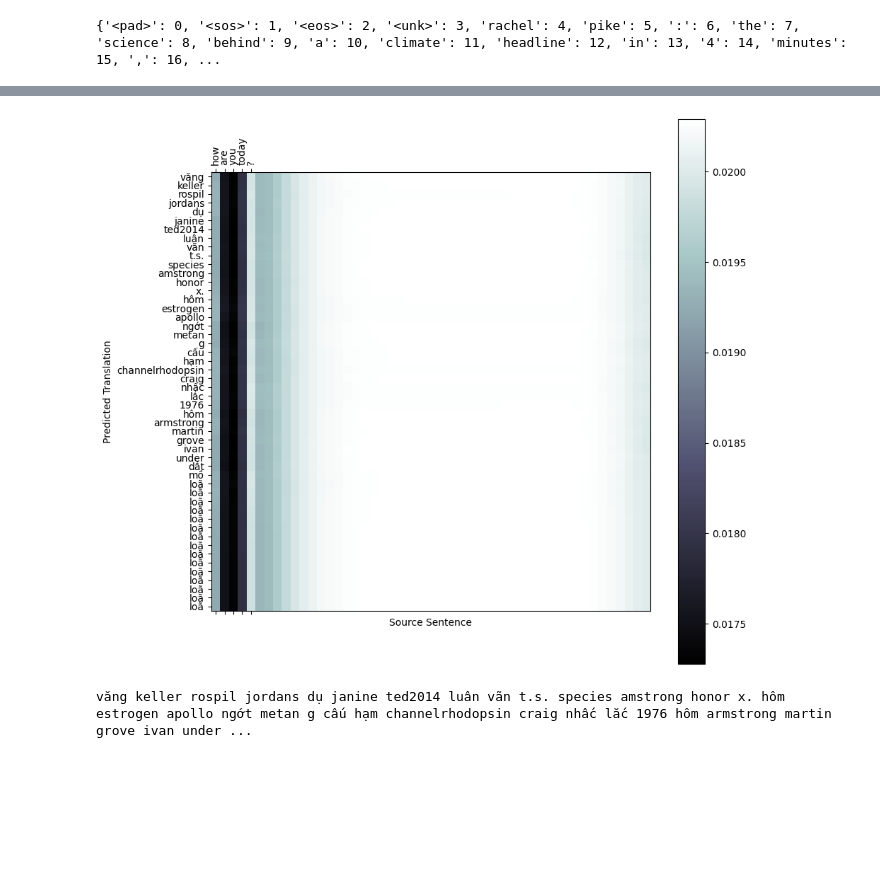
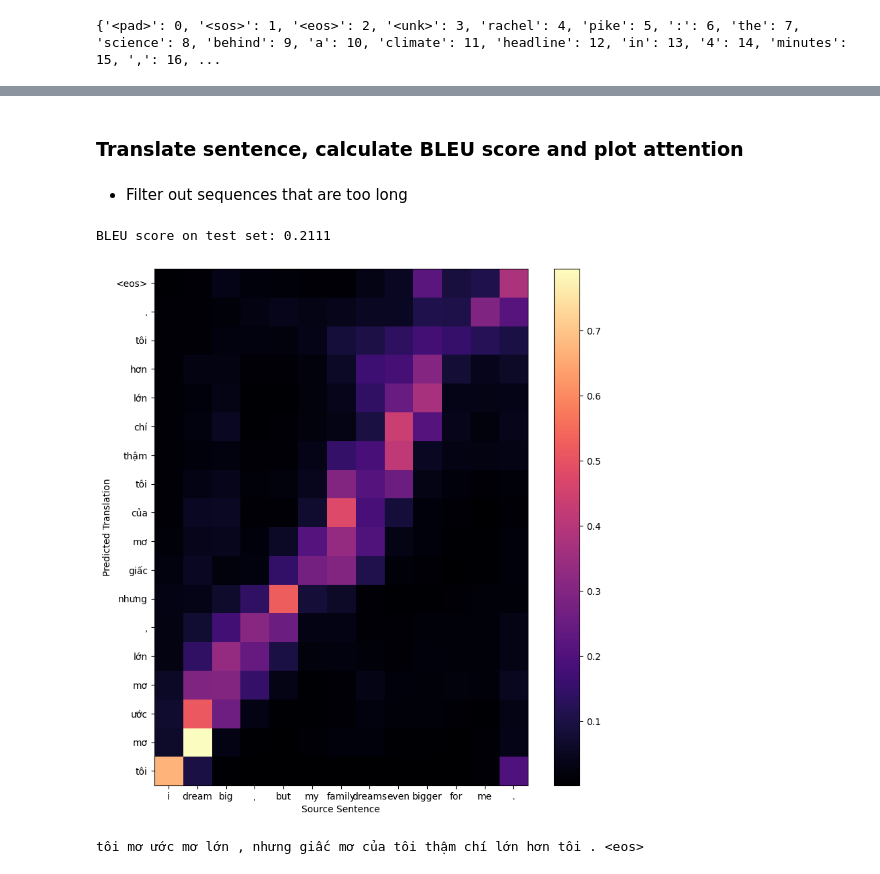
Before and after one commit to phuongwhuynh/NLP_Lab, a Jupyter notebook: Lab10/HEX1_Lab10_2252654.ipynb, the cells around one changed output, grey strips where cells are left out. Saved outputs shown, nothing was run; the diff lists cells and outputs as text; code cells hidden in the pictures; blank space fills up the shorter version.

```diff
--- a/Lab10/HEX1_Lab10_2242654.ipynb
+++ b/Lab10/HEX1_Lab10_2252654.ipynb
@@ -65,5 +69,5 @@ print(vi_vocab)
 def encode(sentence, vocab):
     return [vocab.get(w, vocab['<unk>']) for w in tokenize(sentence)]
 
-def pad_sequence(seq, max_len, pad_value=0):
-    return seq[:max_len] + [pad_value] * (max_len - len(seq))
+# def pad_sequence(seq, max_len, pad_value=0):
+#     return seq[:max_len] + [pad_value] * (max_len - len(seq))
@@ -167,15 +219,15 @@ class Seq2Seq(nn.Module):
         self.decoder = decoder
         self.device = device
 
-    def forward(self, src, tgt, teacher_forcing_ratio=0.5):
+    def forward(self, src,src_lengths, tgt, teacher_forcing_ratio=0.5):
         B, T = tgt.shape
         outputs = torch.zeros(B, T, self.decoder.output_dim).to(self.device)
-
-        encoder_outputs, hidden = self.encoder(src)
+        src_mask = (src != 0).to(self.device)
+        encoder_outputs, hidden = self.encoder(src,src_lengths)
 
         input = tgt[:, 0]
         for t in range(1, T):
-            output, hidden,_ = self.decoder(input, hidden, encoder_outputs)
+            output, hidden,_ = self.decoder(input, hidden, encoder_outputs, src_mask)
             outputs[:, t] = output
             teacher_force = random.random() < teacher_forcing_ratio
             top1 = output.argmax(1)
@@ -183,6 +235,8 @@ class Seq2Seq(nn.Module):
 
         return outputs
 # %%
+import os
+
 device = torch.device('cuda' if torch.cuda.is_available() else 'cpu')
 print(device)
 INPUT_DIM = len(en_vocab)
@@ -191,12 +245,20 @@ ENC_EMB_DIM = 256
 DEC_EMB_DIM = 256
 HID_DIM = 256
 
+DEC_HID_DIM = HID_DIM * 2
+
 enc = Encoder(INPUT_DIM, ENC_EMB_DIM, HID_DIM)
-attn = Attention(HID_DIM, HID_DIM)
-dec = Decoder(OUTPUT_DIM, DEC_EMB_DIM, HID_DIM, HID_DIM, attn)
+attn = Attention(HID_DIM, DEC_HID_DIM)
+dec = Decoder(OUTPUT_DIM, DEC_EMB_DIM, HID_DIM, DEC_HID_DIM, attn)
 
 model = Seq2Seq(enc, dec, device).to(device)
 
+if os.path.exists('best-model-HEX1.pt'):
+    model.load_state_dict(torch.load('best-model-HEX1.pt'))
+    print("Loaded the best model from checkpoint")
+else:
+    print("No checkpoint found, starting training from scratch")
+
 optimizer = optim.Adam(model.parameters())
 criterion = nn.CrossEntropyLoss(ignore_index=0)  # Ignore padding
 # %% [output]
@@ -254,16 +368,19 @@ ValueError: too many values to unpack (expected 2)
+# %% [markdown]
+### Translate sentence, calculate BLEU score and plot attention
 # %%
 def plot_attention(attention, sentence_tokens, translation_tokens):
     fig = plt.figure(figsize=(10,10))
     ax = fig.add_subplot(111)
-    cax = ax.matshow(attention, cmap='bone')
-
+    cax = ax.imshow(attention, cmap='magma')
     fig.colorbar(cax)
-
     ax.set_xticks(range(len(sentence_tokens)))
     ax.set_yticks(range(len(translation_tokens)))
 
-    ax.set_xticklabels(sentence_tokens, rotation=90)
+    ax.set_xticklabels(sentence_tokens)
     ax.set_yticklabels(translation_tokens)
+
+    ax.set_xlim(-0.5, len(sentence_tokens) - 0.5)
+    ax.set_ylim(-0.5, len(translation_tokens) - 0.5)
 
     plt.xlabel('Source Sentence')
     plt.ylabel('Predicted Translation')
@@ -302,5 +448,7 @@ def translate_sentence(model, sentence, src_vocab, tgt_vocab, max_len=50):
 
     return translation
+# %% [markdown]
+- Filter out sequences that are too long
 # %%
 from nltk.translate.bleu_score import corpus_bleu
 
@@ -309,6 +457,9 @@ def calculate_bleu(model, src_sentences, tgt_sentences, src_vocab, tgt_vocab):
     hyps = []
 
     for src, tgt in zip(src_sentences, tgt_sentences):
+        if len(tokenize(src)) >= 50 or len(tokenize(tgt)) >= 50:
+            continue
+
         prediction = translate_sentence(model, src, src_vocab, tgt_vocab)
         refs.append([tokenize(tgt)])  # Reference should be list of lists
         hyps.append(prediction)
@@ -316,12 +467,14 @@ def calculate_bleu(model, src_sentences, tgt_sentences, src_vocab, tgt_vocab):
     score = corpus_bleu(refs, hyps)
     return score
 
-bleu_score = calculate_bleu(model, val_en, val_vi, en_vocab, vi_vocab)
-print(f'BLEU score on validation set: {bleu_score:.4f}')
+bleu_score = calculate_bleu(model, test_en, test_vi, en_vocab, vi_vocab)
+print(f'BLEU score on test set: {bleu_score:.4f}')
+# %% [output]
+BLEU score on test set: 0.2111
 # %%
-test_sentence = "How are you today?"
-translation = translate_sentence(model, test_sentence, en_vocab, vi_vocab)
+test_sentence = "I dream big , but my family dreams even bigger for me . "
+translation = translate_sentence(model, test_sentence, en_vocab, vi_vocab, plot_att=True)
 print(" ".join(translation))
 # %% [output]
-[figure, old version]
+[figure, new version]
-văng keller rospil jordans dụ janine ted2014 luân vãn t.s. species amstrong honor x. hôm estrogen apollo ngớt metan g cấu hạm channelrhodopsin craig nhấc lắc 1976 hôm armstrong martin grove ivan under ...
+tôi mơ ước mơ lớn , nhưng giấc mơ của tôi thậm chí lớn hơn tôi . <eos>
```
Also changed, not shown: parts of 14 cells of this notebook, 1 other file.
